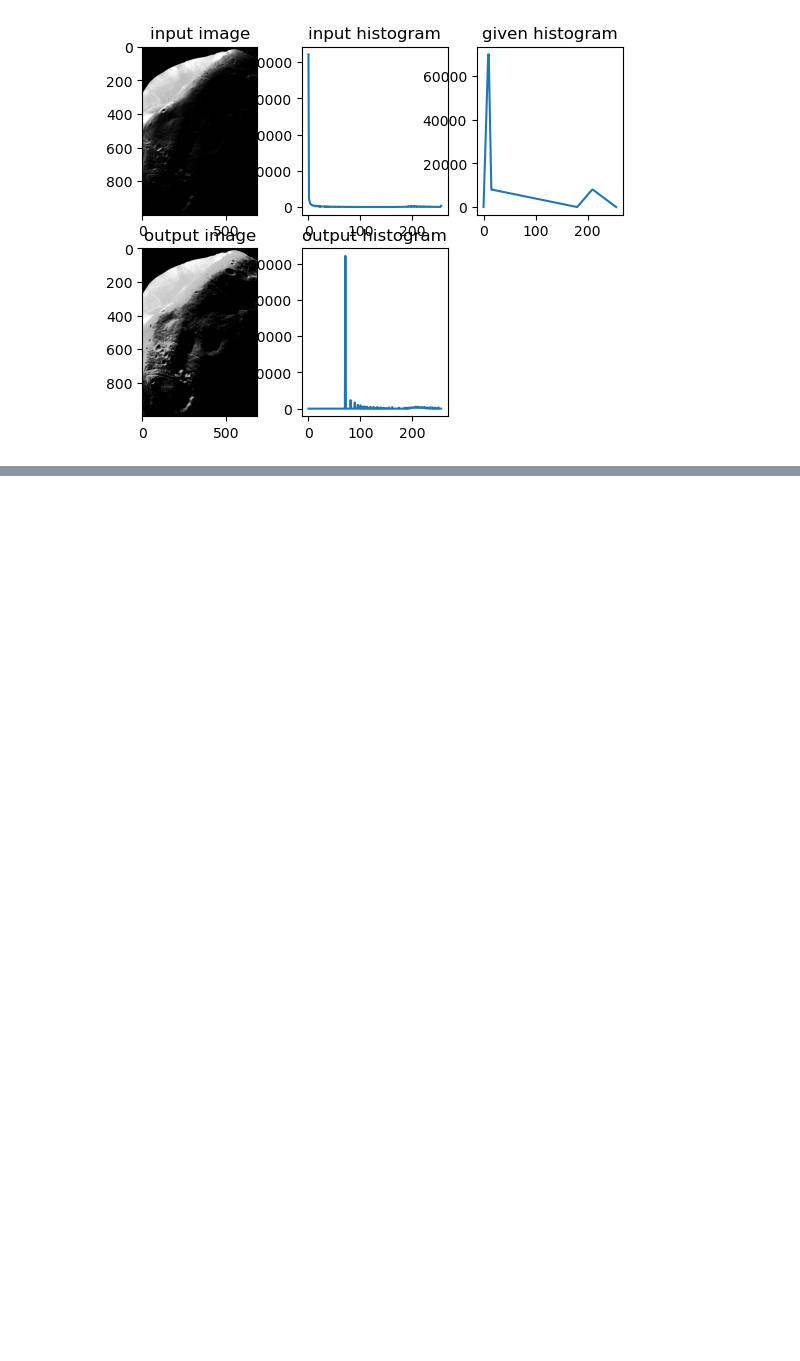
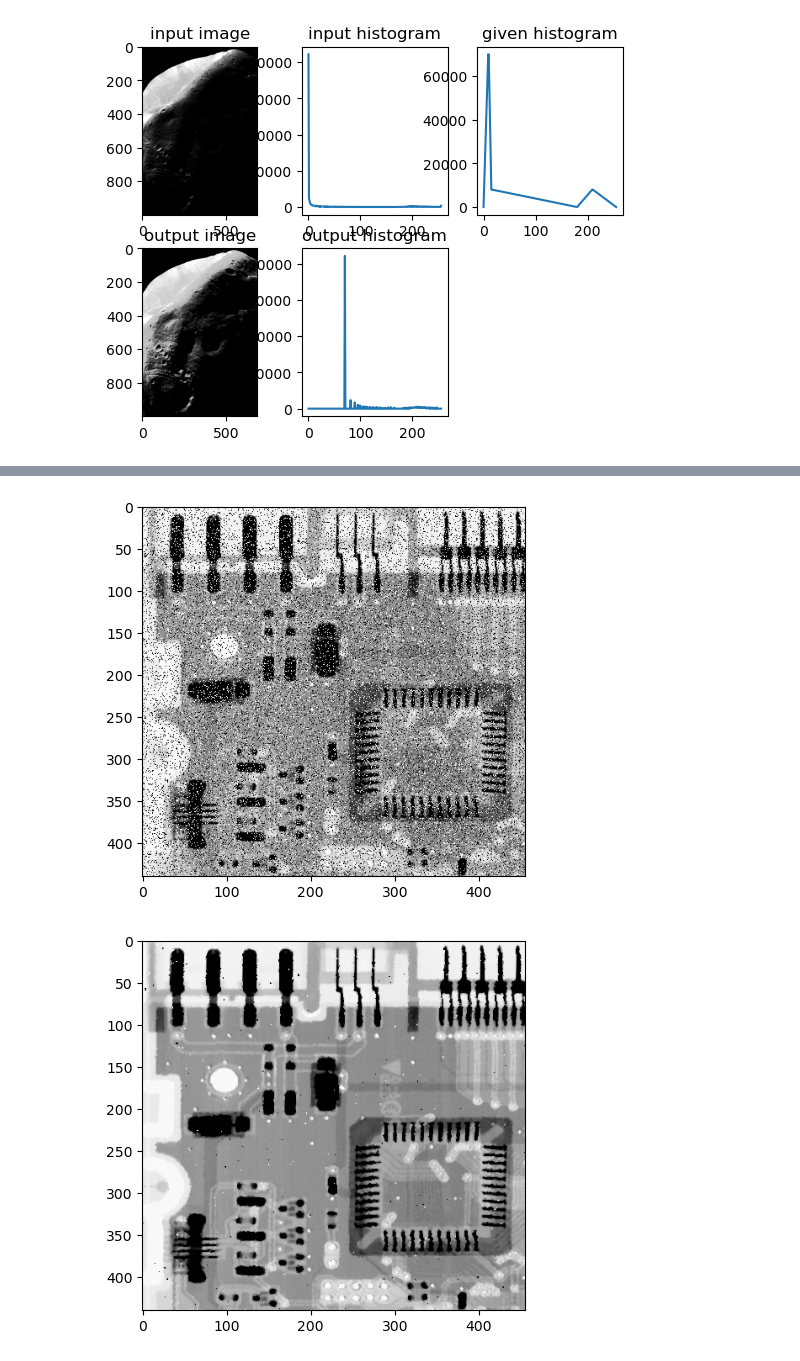
Before and after one commit to re-sys/img_processing, a Jupyter notebook: lab2/spatial_trans.ipynb, the cells around one changed output, grey strips where cells are left out. Cells and saved outputs as stored; diff of their text form; code cells hidden in the pictures; blank space fills up the shorter version.

```diff
--- a/lab2/spatial_trans.ipynb
+++ b/lab2/spatial_trans.ipynb
@@ -183,0 +229,33 @@ def
+# %%
+#椒盐噪声，采用滤波处理
+def reduce_SAP_12210634(input_img, n_size):
+    #1.制造终值滤波卷积核
+    # kernel = np.ones((n_size, n_size)) / (n_size ** 2)
+    #2.进行滤波
+    height = input_img.shape[0]
+    width = input_img.shape[1]
+    output_img = np.zeros((height, width))
+    img_pad = np.pad(input_img, (n_size//2, n_size//2), 'edge')
+    for i in range(height):
+        for j in range(width):
+            #中值滤波
+            output_img[i, j] = np.median(img_pad[i:i+n_size, j:j+n_size])
+            # output_img[i, j] = (img_pad[i:i+n_size, j:j+n_size] * kernel).sum()
+    #3.返回滤波后的图像
+    return output_img
+#测试
+input_img = cv2.imread('Q3_4.tif', cv2.IMREAD_GRAYSCALE)
+for n_size in [3, 5, 7]:
+    output_img = reduce_SAP_12210634(input_img, n_size)
+    cv2.imwrite('Q3_4_filtered_{}.tif'.format(n_size), output_img)
+
+
+    #显示原始图像
+    plt.imshow(input_img, cmap='gray')
+    plt.show()
+    #显示滤波后的图像
+    plt.imshow(output_img, cmap='gray')
+    plt.show()
+# %% [output]
+[figure, added]
+[figure, added]
```
Also changed, not shown: parts of 7 cells of this notebook, 9 other files.
